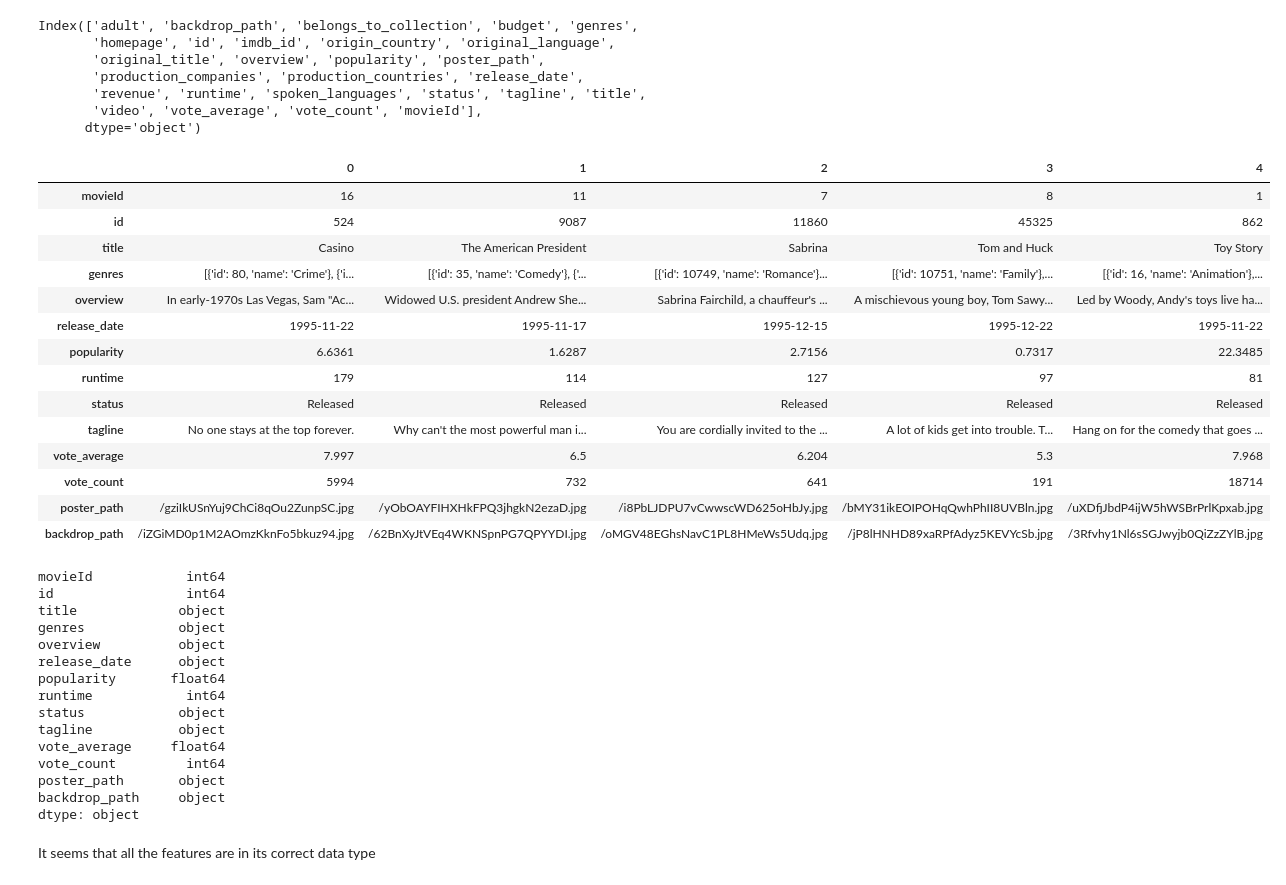
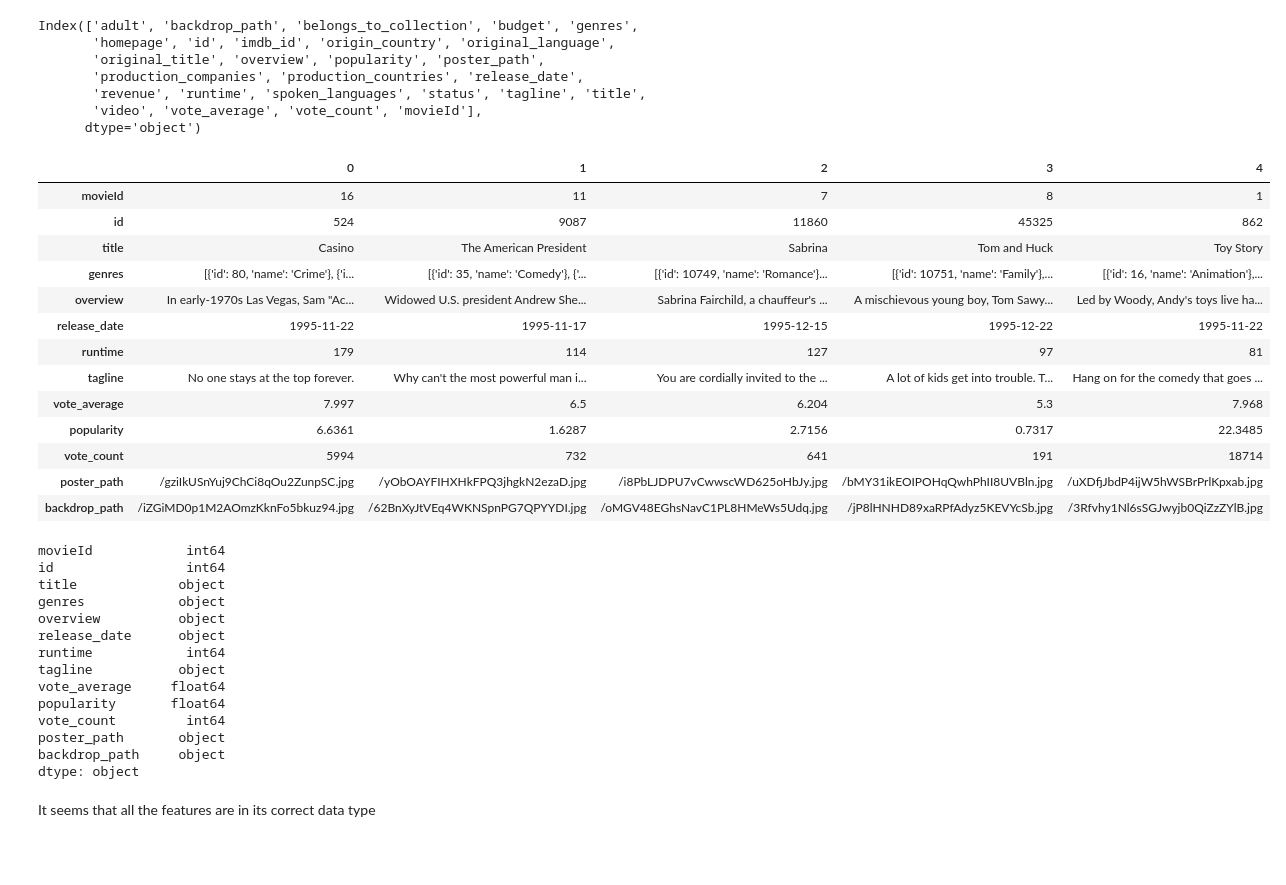
Before and after one commit to PablooDario/Movie-Recommender-System, a Jupyter notebook: Notebooks/3_Cleaning_and_Filtering_Movies.ipynb, the cells around one changed output. Drawn from its saved outputs; the diff is of its cells as text; code cells hidden in the pictures; blank space fills up the shorter version.

```diff
--- a/Notebooks/3_Cleaning_and_Filtering_Movies.ipynb
+++ b/Notebooks/3_Cleaning_and_Filtering_Movies.ipynb
@@ -11,7 +11,7 @@ warnings.filterwarnings("ignore")
 # %% [markdown]
 ## Movies Dataset
 # %%
-mdf = pd.read_csv('../Data/Raw/movies_metadata.csv', quotechar='"', lineterminator='\n')
+mdf = pd.read_parquet('../Data/Raw/movies_metadata.parquet')
 mdf.columns
 # %% [output]
 Index(['adult', 'backdrop_path', 'belongs_to_collection', 'budget', 'genres',
@@ -23,24 +23,23 @@ Index(['adult', 'backdrop_path', 'belongs_to_collection', 'budget', 'genres',
       dtype='object')
 # %%
 # Select only the relevant columns
-mdf = mdf[['movieId', 'id', 'title', 'genres', 'overview', 'release_date',
-           'popularity', 'runtime', 'status', 'tagline',  'vote_average',
-           'vote_count', 'poster_path', 'backdrop_path']]
+mdf = mdf[['movieId', 'id', 'title', 'genres', 'overview',
+           'release_date', 'runtime', 'tagline',  'vote_average',
+           'popularity', 'vote_count', 'poster_path', 'backdrop_path']]
 
 mdf.head().transpose()
 # %% [output]
 |  | 0 | 1 | 2 | 3 | 4 |
 | movieId | 16 | 11 | 7 | 8 | 1 |
 | id | 524 | 9087 | 11860 | 45325 | 862 |
 | title | Casino | The American President | Sabrina | Tom and Huck | Toy Story |
 | genres | [{'id': 80, 'name': 'Crime'}, {'i... | [{'id': 35, 'name': 'Comedy'}, {'... | [{'id': 10749, 'name': 'Romance'}... | [{'id': 10751, 'name': 'Family'},... | [{'id': 16, 'name': 'Animation'},... |
 | overview | In early-1970s Las Vegas, Sam "Ac... | Widowed U.S. president Andrew She... | Sabrina Fairchild, a chauffeur's ... | A mischievous young boy, Tom Sawy... | Led by Woody, Andy's toys live ha... |
 | release_date | 1995-11-22 | 1995-11-17 | 1995-12-15 | 1995-12-22 | 1995-11-22 |
-| popularity | 6.6361 | 1.6287 | 2.7156 | 0.7317 | 22.3485 |
 | runtime | 179 | 114 | 127 | 97 | 81 |
-| status | Released | Released | Released | Released | Released |
 | tagline | No one stays at the top forever. | Why can't the most powerful man i... | You are cordially invited to the ... | A lot of kids get into trouble. T... | Hang on for the comedy that goes ... |
 | vote_average | 7.997 | 6.5 | 6.204 | 5.3 | 7.968 |
+| popularity | 6.6361 | 1.6287 | 2.7156 | 0.7317 | 22.3485 |
 | vote_count | 5994 | 732 | 641 | 191 | 18714 |
 | poster_path | /gziIkUSnYuj9ChCi8qOu2ZunpSC.jpg | /yObOAYFIHXHkFPQ3jhgkN2ezaD.jpg | /i8PbLJDPU7vCwwscWD625oHbJy.jpg | /bMY31ikEOIPOHqQwhPhII8UVBln.jpg | /uXDfjJbdP4ijW5hWSBrPrlKpxab.jpg |
 | backdrop_path | /iZGiMD0p1M2AOmzKknFo5bkuz94.jpg | /62BnXyJtVEq4WKNSpnPG7QPYYDI.jpg | /oMGV48EGhsNavC1PL8HMeWs5Udq.jpg | /jP8lHNHD89xaRPfAdyz5KEVYcSb.jpg | /3Rfvhy1Nl6sSGJwyjb0QiZzZYlB.jpg |
@@ -53,11 +52,10 @@ title             object
 genres            object
 overview          object
 release_date      object
-popularity       float64
 runtime            int64
-status            object
 tagline           object
 vote_average     float64
+popularity       float64
 vote_count         int64
 poster_path       object
 backdrop_path     object
```
Also changed, not shown: parts of 23 cells of this notebook, 1 other file.
